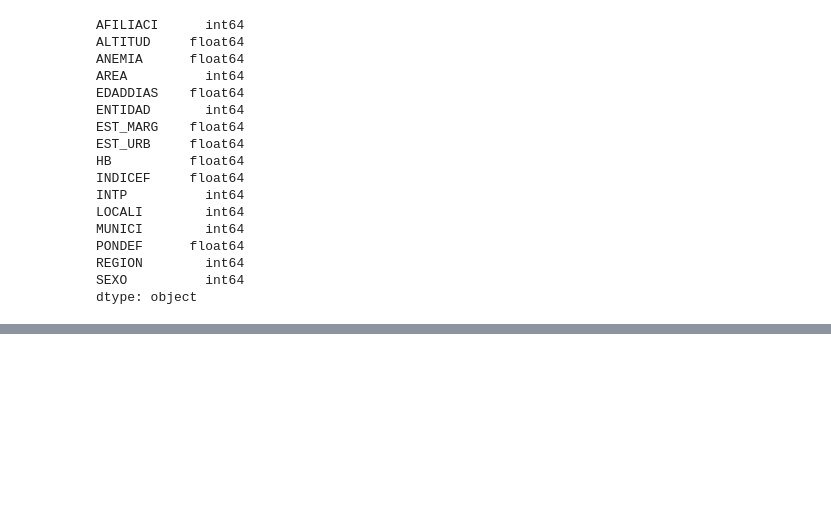
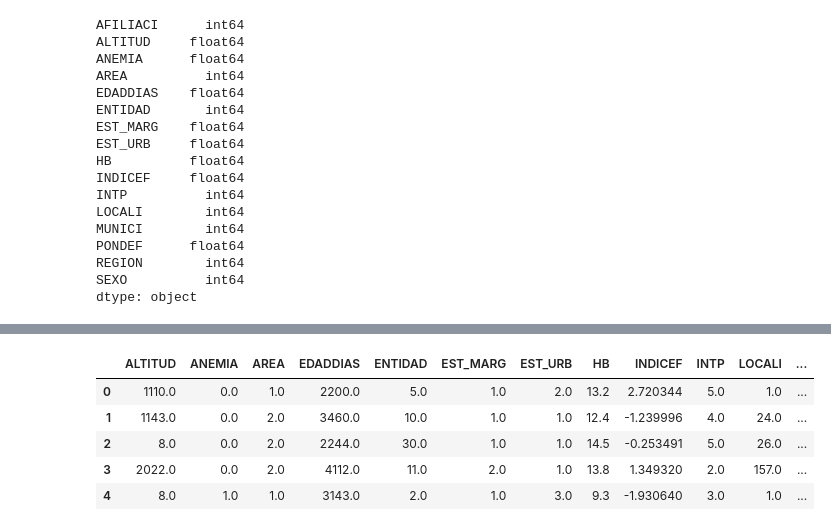
Before and after one commit to pcrodagua/DAP_Final, a Jupyter notebook: anemia/src/FeatureSelection.ipynb, the cells around one changed output, grey strips where cells are left out. Cells and saved outputs as stored; diff of their text form; code cells hidden in the pictures; blank space fills up the shorter version.

```diff
--- a/anemia/src/FeatureSelection.ipynb
+++ b/anemia/src/FeatureSelection.ipynb
@@ -129,0 +193,9 @@ print(features[0:5,:])
+# %%
+fs_data.head()
+# %% [output]
+|  | ALTITUD | ANEMIA | AREA | EDADDIAS | ENTIDAD | EST_MARG | EST_URB | HB | INDICEF | INTP | LOCALI | ... |
+| 0 | 1110.0 | 0.0 | 1.0 | 2200.0 | 5.0 | 1.0 | 2.0 | 13.2 | 2.720344 | 5.0 | 1.0 | ... |
+| 1 | 1143.0 | 0.0 | 2.0 | 3460.0 | 10.0 | 1.0 | 1.0 | 12.4 | -1.239996 | 4.0 | 24.0 | ... |
+| 2 | 8.0 | 0.0 | 2.0 | 2244.0 | 30.0 | 1.0 | 1.0 | 14.5 | -0.253491 | 5.0 | 26.0 | ... |
+| 3 | 2022.0 | 0.0 | 2.0 | 4112.0 | 11.0 | 2.0 | 1.0 | 13.8 | 1.349320 | 2.0 | 157.0 | ... |
+| 4 | 8.0 | 1.0 | 1.0 | 3143.0 | 2.0 | 1.0 | 3.0 | 9.3 | -1.930640 | 3.0 | 1.0 | ... |
```
Also changed, not shown: parts of 7 cells of this notebook, 11 other files.
